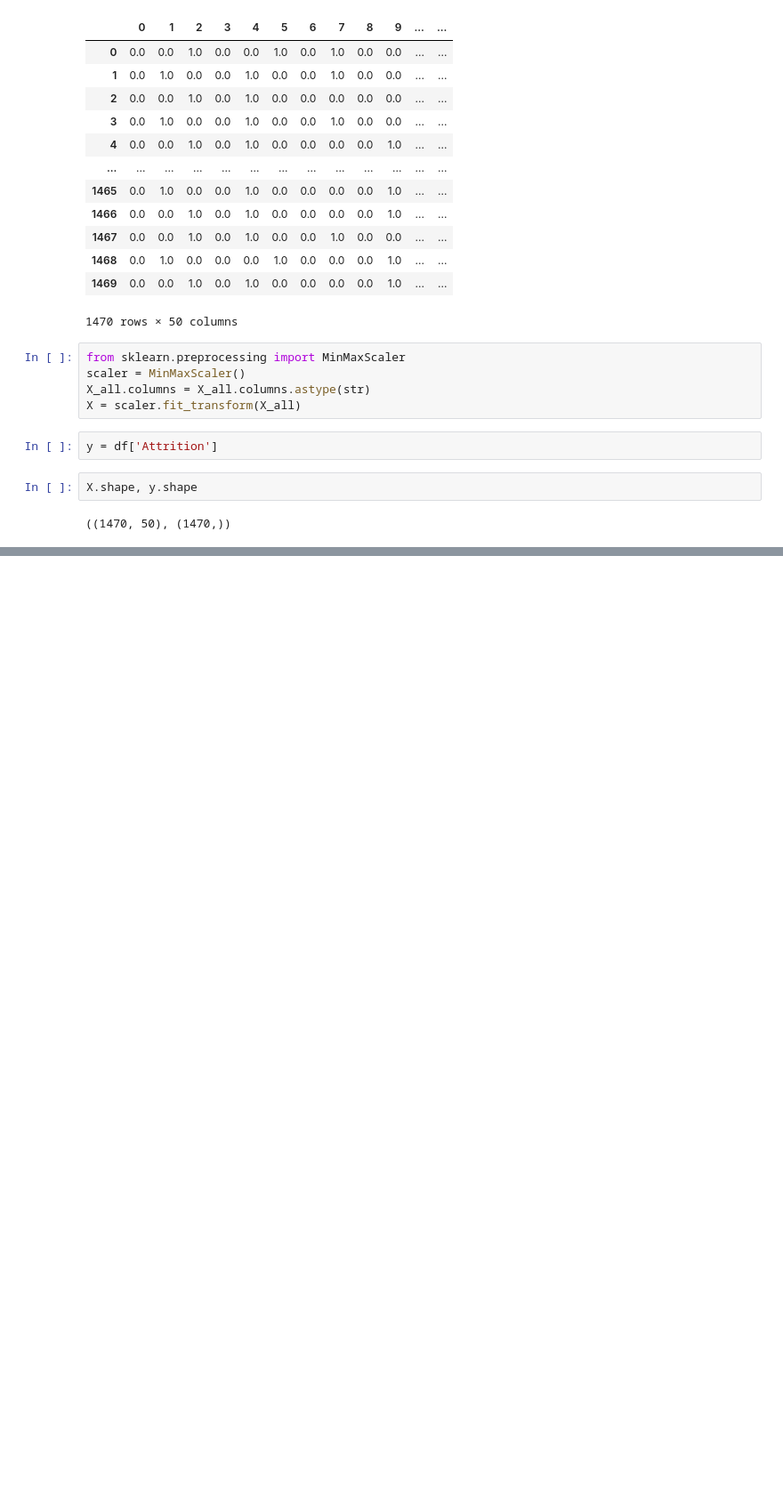
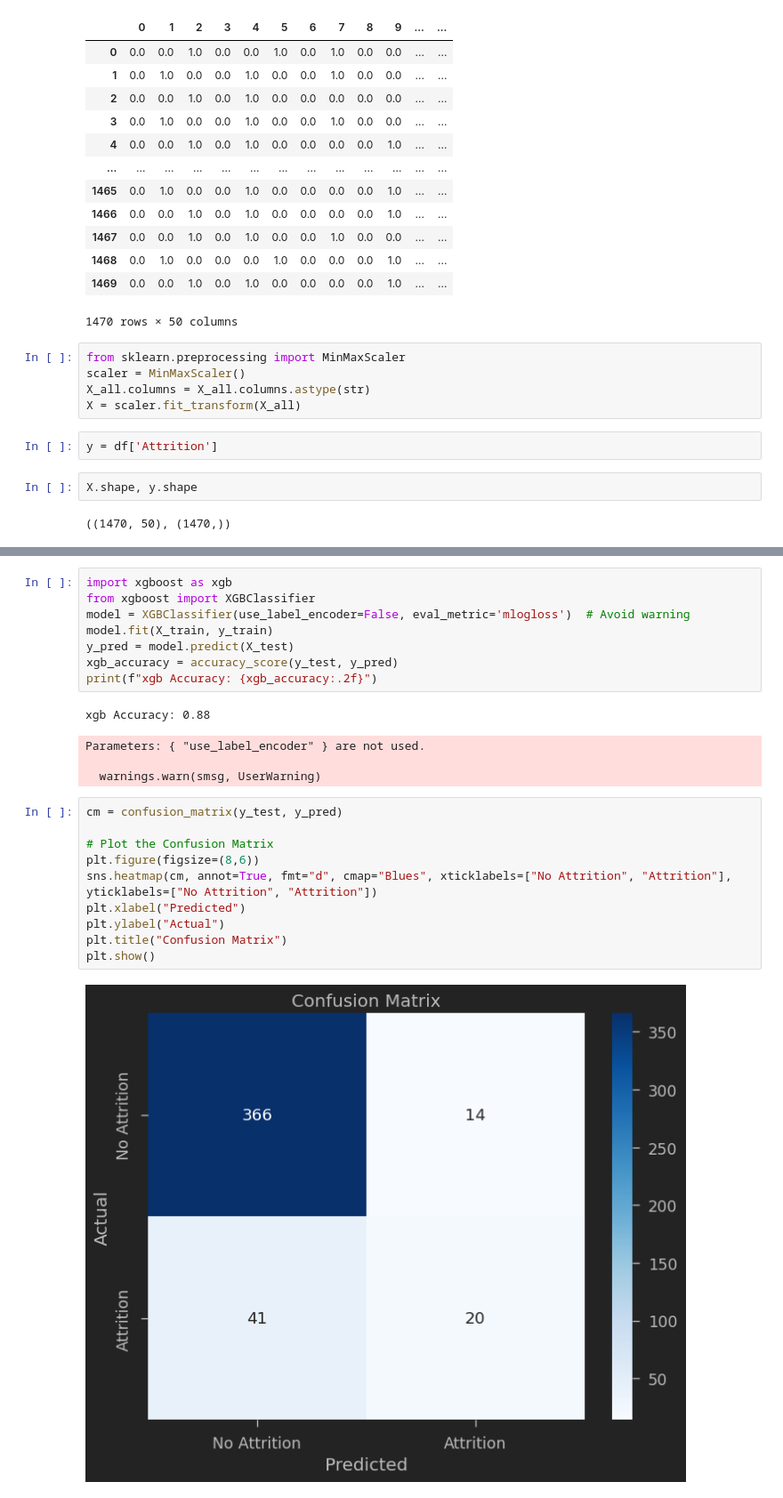
Before and after one commit to MassGH2023/Supervised-Machine-Learning-Classification, a Jupyter notebook: Employee_Attrition_Prediction_Using_LR.ipynb, the cells around one changed output, grey strips where cells are left out. Shown at 89% size. Cells and saved outputs as stored; diff of their text form; blank space fills up the shorter version.

```diff
--- a/Employee_Attrition_Prediction_Using_LR.ipynb
+++ b/Employee_Attrition_Prediction_Using_LR.ipynb
@@ -319,0 +359,25 @@ X.shape, y.shape
+# %%
+import xgboost as xgb
+from xgboost import XGBClassifier
+model = XGBClassifier(use_label_encoder=False, eval_metric='mlogloss')  # Avoid warning
+model.fit(X_train, y_train)
+y_pred = model.predict(X_test)
+xgb_accuracy = accuracy_score(y_test, y_pred)
+print(f"xgb Accuracy: {xgb_accuracy:.2f}")
+# %% [output]
+xgb Accuracy: 0.88
+Parameters: { "use_label_encoder" } are not used.
+
+  warnings.warn(smsg, UserWarning)
+# %%
+cm = confusion_matrix(y_test, y_pred)
+
+# Plot the Confusion Matrix
+plt.figure(figsize=(8,6))
+sns.heatmap(cm, annot=True, fmt="d", cmap="Blues", xticklabels=["No Attrition", "Attrition"], yticklabels=["No Attrition", "Attrition"])
+plt.xlabel("Predicted")
+plt.ylabel("Actual")
+plt.title("Confusion Matrix")
+plt.show()
+# %% [output]
+[figure, added]
```
Also changed, not shown: parts of 14 cells of this notebook.
